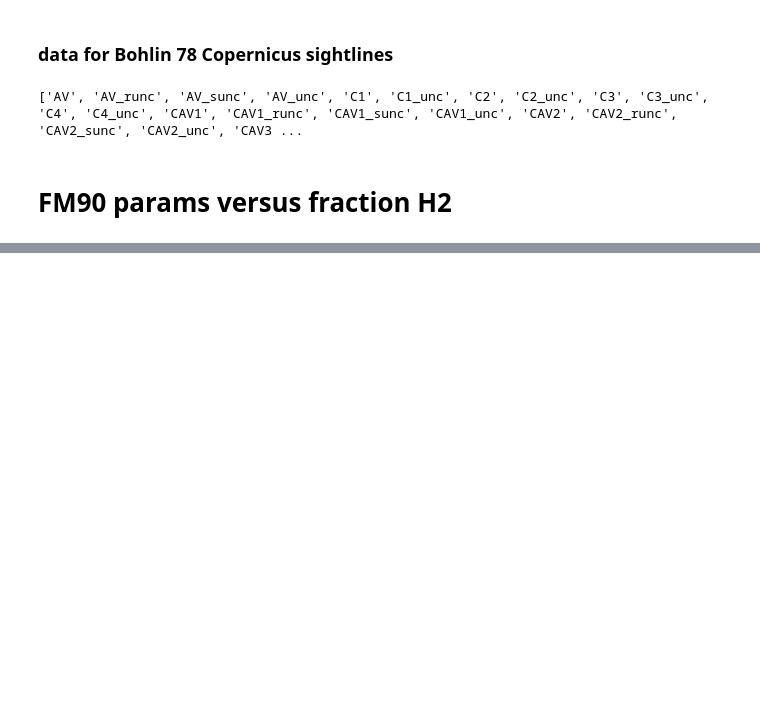
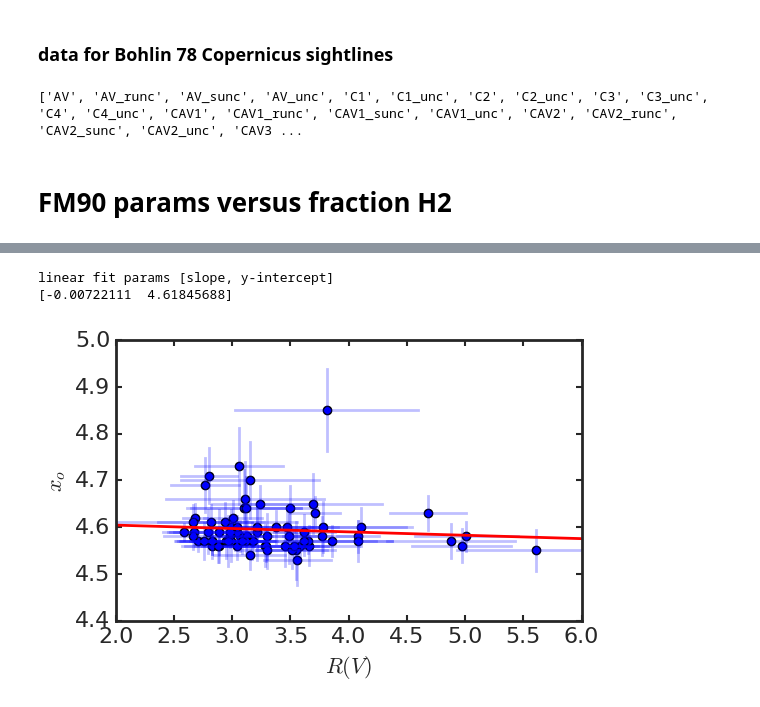
Before and after one commit to karllark/dust_fuse_h2, a Jupyter notebook: interesting_plots_fm90.ipynb, the cells around one changed output, grey strips where cells are left out. Saved outputs shown, nothing was run; the diff lists cells and outputs as text; code cells hidden in the pictures; blank space fills up the shorter version.

```diff
--- a/interesting_plots_fm90.ipynb
+++ b/interesting_plots_fm90.ipynb
@@ -72,0 +93,6 @@ linear fit params [slope, y-intercept]
+# %%
+plot_results(data, 'RV', 'x_o', pxrange=[2.0,6.0])
+# %% [output]
+linear fit params [slope, y-intercept]
+[-0.00722111  4.61845688]
+[figure, added]
```
Also changed, not shown: parts of 21 cells of this notebook, 4 other files.
